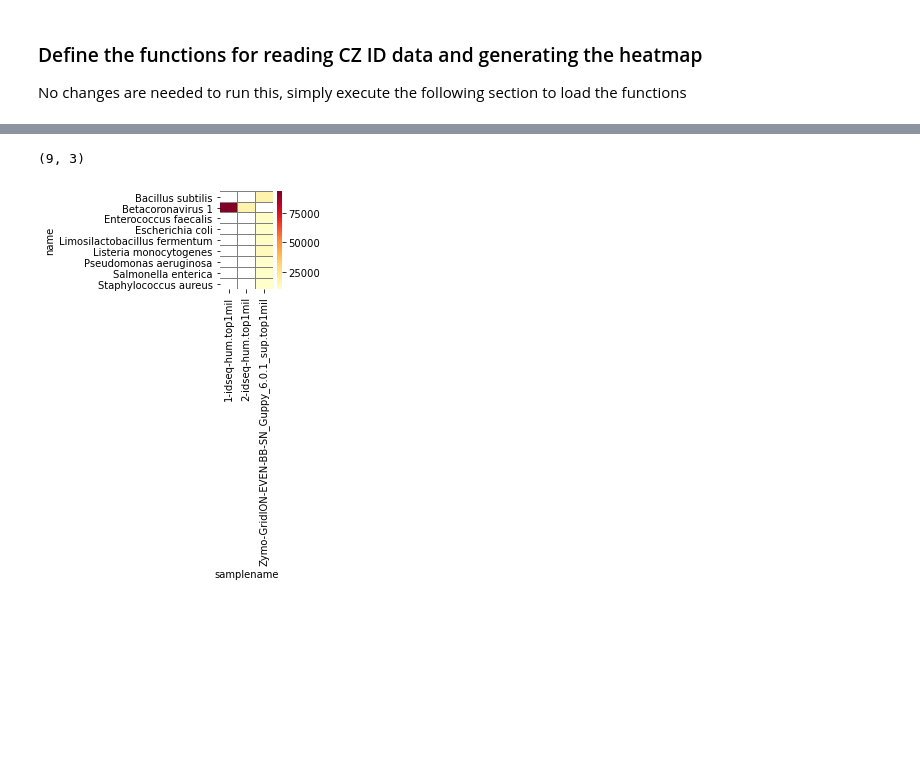
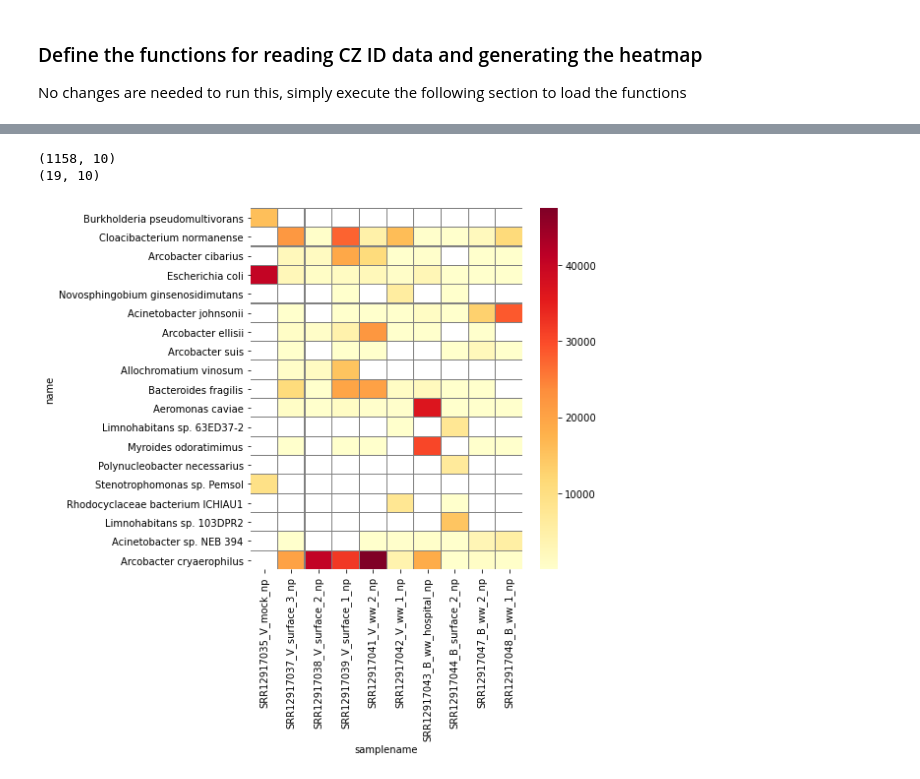
Before and after one commit to katrinakalantar/czid-ont-heatmap, a Jupyter notebook: Make_Nanopore_Heatmap.ipynb, the cells around one changed output, grey strips where cells are left out. Drawn from its saved outputs; the diff is of its cells as text; code cells hidden in the pictures; blank space fills up the shorter version.

Commit message:
fix top_n logic and extract parameters to more visible location

```diff
--- a/Make_Nanopore_Heatmap.ipynb
+++ b/Make_Nanopore_Heatmap.ipynb
@@ -68,4 +67,8 @@ If you are using this script outside of the Google colab workflow, just set the
 
 <b> data_directory = </b> {name of the directory associated with your dataset}
 # %%
-data_directory = 'nanopore_launch_test_samples_5165'  # this is the test data repo provided in GitHub
+# Update this parameter to specify your own input data.
+data_directory = 'prjna672704_-_wastewater_mngs_vellore_and_boston_5817' # this is the test data repo provided in GitHub.
+
+# another test repo:
+# data_directory = nanopore_launch_test_samples_5165
@@ -72,3 +93,15 @@ data_directory = 'nanopore_launch_test_samples_5165'  # this is the test data re
+# %%
+METRIC = 'nt_bpm'
+TAX_LEVEL = [1]
+CATEGORY_LIST = ['viruses','bacteria']
+MIN_NT_BPM = 10
+MIN_NR_BPM = 0
+MIN_NT_CONTIGS = 0
+MIN_NR_CONTIGS = 0
+
+TOP_N = 10
+LOG_TRANSFORM = False
+FIGURE_SIZE = (8,8)
 # %% [markdown]
 ### Define the functions for reading CZ ID data and generating the heatmap
 
@@ -158,24 +180,21 @@ Note that there are several parameters available for tweaking:
 # %%
 # list of files that will be included in the heatmap
-print("Filenames being included in this heatmap: ")
+print("Filenames that will be included in this heatmap: \n")
 for file in os.listdir(data_directory):
     print(file)
 
 print("\n\n")
 
-# parse CZ ID reports into dataframe
-# NOTE: adjust the parameters for filtering here!
+# parse CZ ID reports into dataframe, applying the filters you specified above
 results_matrix_list = [
     read_czid_report(data_directory + '/' + file,
-                     metric = 'nt_bpm',
-                     tax_level = [1],
-                     category_list = ['viruses','bacteria'],
-                     min_nt_bpm = 10000,
-                     min_nr_bpm = 0,
-                     min_nt_contigs = 0,
-                     min_nr_contigs = 0,
-                     top_n = 10
-                         ) for file in os.listdir(data_directory)]
+                     metric = METRIC,
+                     tax_level = TAX_LEVEL,
+                     category_list = CATEGORY_LIST,
+                     min_nt_bpm = MIN_NT_BPM,
+                     min_nr_bpm = MIN_NR_BPM,
+                     min_nt_contigs = MIN_NT_CONTIGS,
+                     min_nr_contigs = MIN_NR_CONTIGS) for file in os.listdir(data_directory)]
 
 print("Data to be included in heatmap: ")
 big_df = pd.concat(results_matrix_list, axis=0)
@@ -201,5 +226,7 @@ Data to be included in heatmap:
 # %%
-plot_czid_heatmap(big_df, 'nt_bpm', log=False, output_filename = 'output.pdf')
+plot_czid_heatmap(big_df, 'nt_bpm', top_n=TOP_N, figure_size=FIGURE_SIZE,
+                  log=LOG_TRANSFORM, output_filename = 'output.pdf')
 # %% [output]
-(9, 3)
+(1158, 10)
+(19, 10)
-[figure, old version]
+[figure, new version]
```
Also changed, not shown: parts of 6 cells of this notebook, 10 other files.
